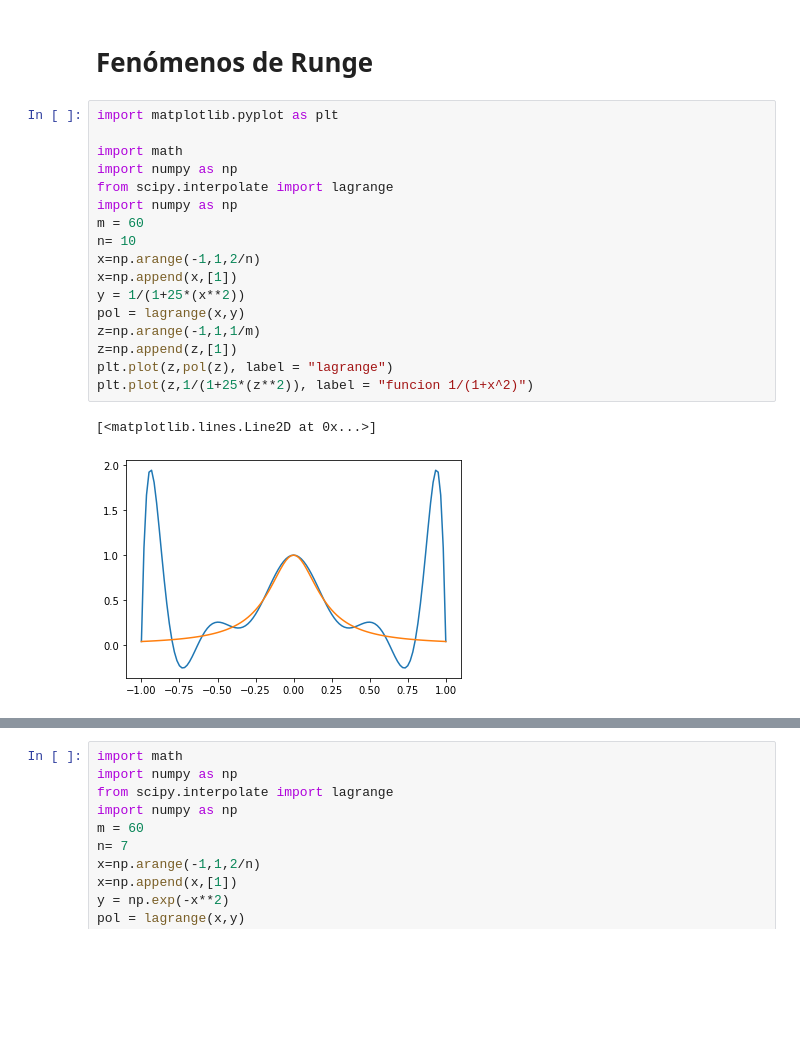
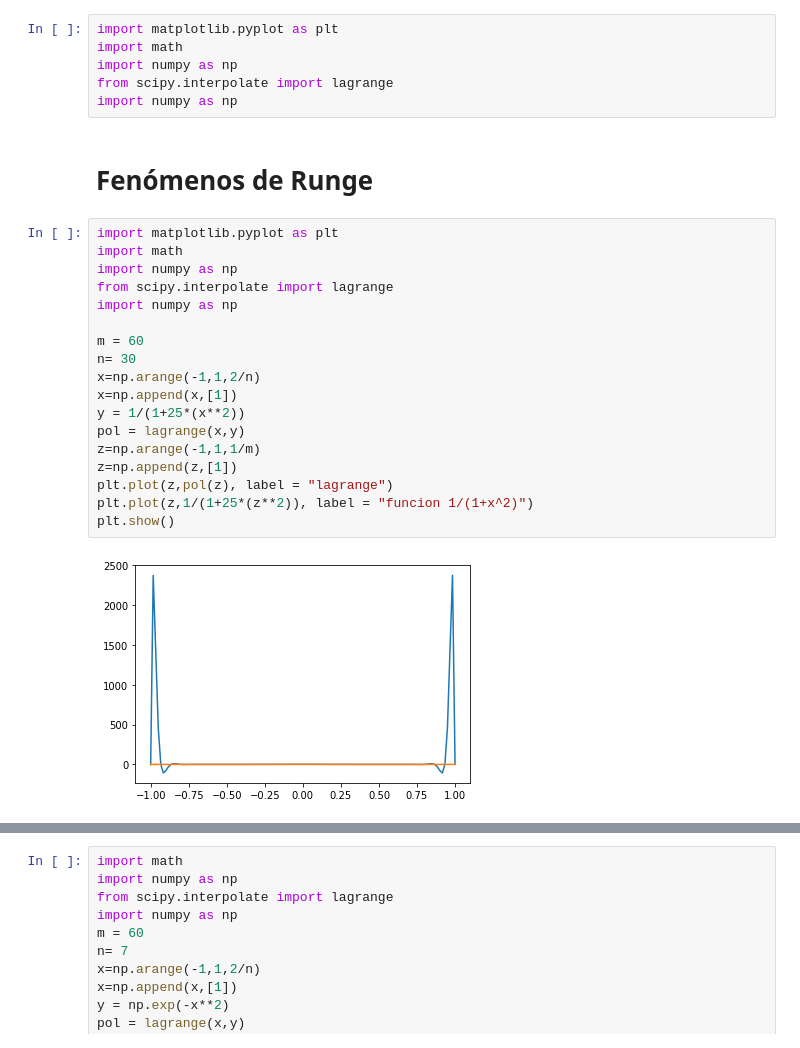
Before and after one commit to antvilla06/Programaci-n-y-M-todos-Num-ricos, a Jupyter notebook: Unidad_5.ipynb, the cells around one changed output, grey strips where cells are left out. Saved outputs shown, nothing was run; the diff lists cells and outputs as text; blank space fills up the shorter version.

```diff
--- a/Unidad_5.ipynb
+++ b/Unidad_5.ipynb
@@ -1,24 +1,30 @@
 # %% [markdown]
 <a href="https://colab.research.google.com/github/antvilla06/Programaci-n-y-M-todos-Num-ricos/blob/main/Unidad_5.ipynb" target="_parent"><img src="https://colab.research.google.com/assets/colab-badge.svg" alt="Open In Colab"/></a>
+# %%
+import matplotlib.pyplot as plt
+import math
+import numpy as np
+from scipy.interpolate import lagrange
+import numpy as np
 # %% [markdown]
 # Fenómenos de Runge
 # %%
 import matplotlib.pyplot as plt
-
 import math
 import numpy as np
 from scipy.interpolate import lagrange
 import numpy as np
+
 m = 60
-n= 10
+n= 30
 x=np.arange(-1,1,2/n)
 x=np.append(x,[1])
 y = 1/(1+25*(x**2))
 pol = lagrange(x,y)
 z=np.arange(-1,1,1/m)
 z=np.append(z,[1])
 plt.plot(z,pol(z), label = "lagrange")
 plt.plot(z,1/(1+25*(z**2)), label = "funcion 1/(1+x^2)")
+plt.show()
 # %% [output]
-[<matplotlib.lines.Line2D at 0x...>]
-[figure, old version]
+[figure, new version]
```
Also changed, not shown: parts of 7 cells of this notebook.
